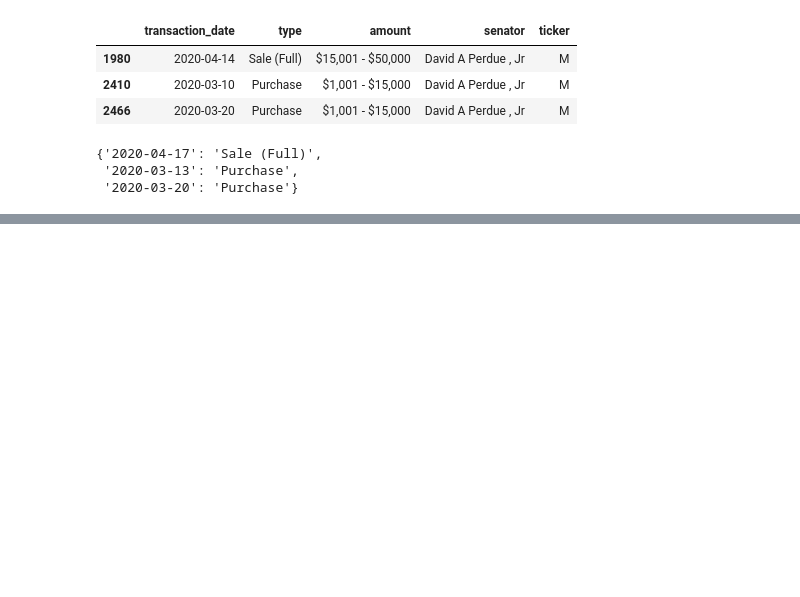
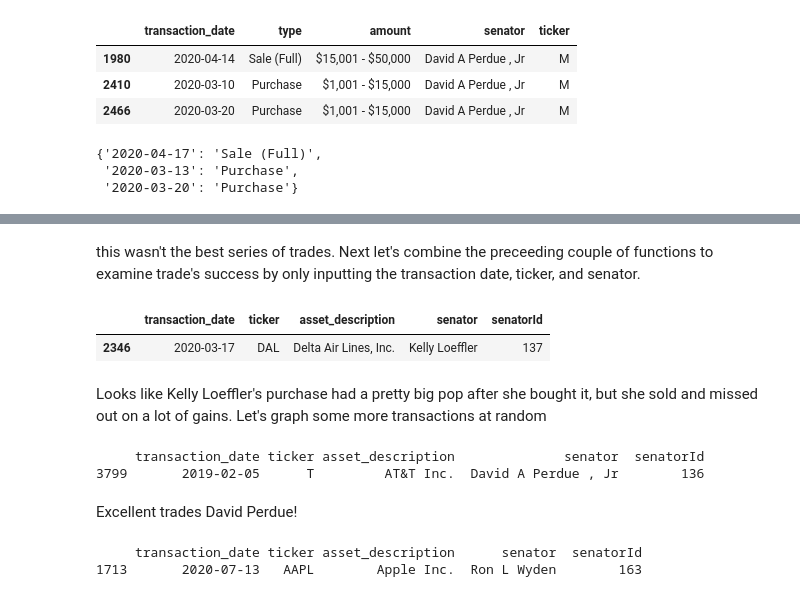
Before and after one commit to MattTheEconomist/Senator-Investments-ETL, a Jupyter notebook: EDA.ipynb, the cells around one changed output, grey strips where cells are left out. Cells and saved outputs as stored; diff of their text form; code cells hidden in the pictures; blank space fills up the shorter version.

```diff
--- a/EDA.ipynb
+++ b/EDA.ipynb
@@ -467,0 +484,2 @@ fig.show()
+# %% [markdown]
+this wasn't the best series of trades. Next let's combine the preceeding couple of functions to examine trade's success by only inputting the transaction date, ticker, and senator.
@@ -467,0 +493,8 @@ fig.show()
+# %%
+
+purchases = transactions[transactions['type']=='Purchase']
+randomPurchase = purchases.sample(n=1, random_state=227)[['transaction_date','ticker','asset_description','senator','senatorId']]
+randomPurchase
+# %% [output]
+|  | transaction_date | ticker | asset_description | senator | senatorId |
+| 2346 | 2020-03-17 | DAL | Delta Air Lines, Inc. | Kelly Loeffler | 137 |
@@ -467,0 +509,29 @@ fig.show()
+# %% [markdown]
+Looks like Kelly Loeffler's purchase had a pretty big pop after she bought it, but she sold and missed out on a lot of gains.
+Let's graph some more transactions at random
+# %%
+def graphRandomPurcahse(randomState):
+    purchases = transactions[transactions['type']=='Purchase']
+    randomPurchase = purchases.sample(n=1,random_state=randomState)[['transaction_date','ticker','asset_description','senator','senatorId']]
+
+
+    print(randomPurchase)
+    randomticker = randomPurchase.ticker.values[0]
+    randomDateFull = randomPurchase.transaction_date.values[0]
+    randomDate = str(randomDateFull).split("T")[0]
+    randomSenator = randomPurchase.senatorId.values[0]
+
+    graphTransactions_fromSource(randomSenator,  randomDate, randomticker)
+
+
+graphRandomPurcahse(427)
+# %% [output]
+     transaction_date ticker asset_description              senator  senatorId
+3799       2019-02-05      T         AT&T Inc.  David A Perdue , Jr        136
+# %% [markdown]
+Excellent trades David Perdue!
+# %%
+graphRandomPurcahse(430)
+# %% [output]
+     transaction_date ticker asset_description      senator  senatorId
+1713       2020-07-13   AAPL        Apple Inc.  Ron L Wyden        163
```
Also changed, not shown: parts of 14 cells of this notebook.
